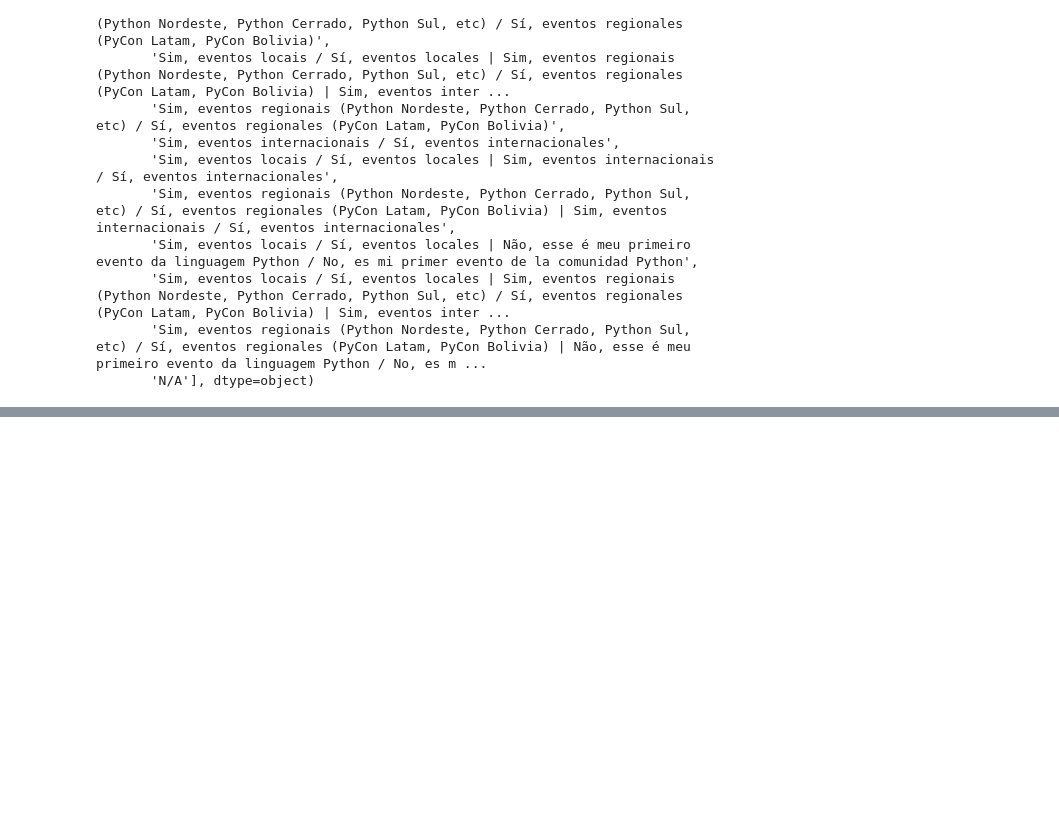
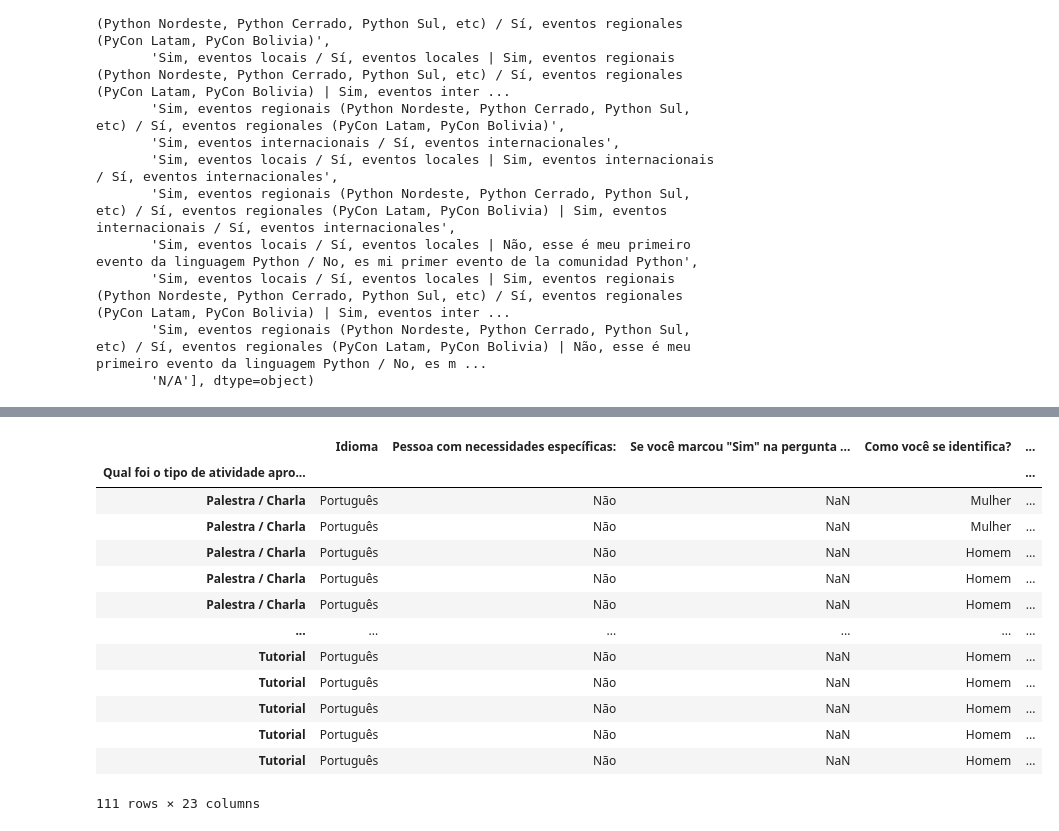
Before and after one commit to pybropendata/pythonbrasil-opendata, a Jupyter notebook: dev/dev.ipynb, the cells around one changed output, grey strips where cells are left out. Drawn from its saved outputs; the diff is of its cells as text; code cells hidden in the pictures; blank space fills up the shorter version.

Commit message:
add ministrantes 2021

```diff
--- a/dev/dev.ipynb
+++ b/dev/dev.ipynb
@@ -16,13 +16,13 @@ from plotly.subplots import make_subplots
 import plotly.graph_objects as go
 from datetime import datetime
 # %%
-def get_df_from_csv(csv_name):
-    return pd.read_csv(download_csv_file(csv_name), index_col=0)
+def get_df_from_csv(csv_name,year=2020):
+    return pd.read_csv(download_csv_file(csv_name,year), index_col=0)
 
 
-def download_csv_file(csv_name):
+def download_csv_file(csv_name,year=2020):
     req = requests.get(
-        f"https://raw.githubusercontent.com/pythonbrasil/dados/main/dados/python-brasil-2020/{csv_name}.csv"
+        f"https://raw.githubusercontent.com/pythonbrasil/dados/main/dados/python-brasil-{year}/{csv_name}.csv"
     )
 
     if not os.path.exists('./files'):
@@ -179,3 +179,5 @@ array(['Não, esse é meu primeiro evento da linguagem Python / No, es mi primer
        'Sim, eventos locais / Sí, eventos locales | Sim, eventos regionais (Python Nordeste, Python Cerrado, Python Sul, etc) / Sí, eventos regionales (PyCon Latam, PyCon Bolivia) | Sim, eventos inter ...
        'Sim, eventos regionais (Python Nordeste, Python Cerrado, Python Sul, etc) / Sí, eventos regionales (PyCon Latam, PyCon Bolivia) | Não, esse é meu primeiro evento da linguagem Python / No, es m ...
        'N/A'], dtype=object)
+# %%
+data = get_df_from_csv("ministrantes-atividades", year=2021)
@@ -181,0 +206,17 @@ array(['Não, esse é meu primeiro evento da linguagem Python / No, es mi primer
+# %%
+data
+# %% [output]
+|  | Idioma | Pessoa com necessidades específicas: | Se você marcou "Sim" na pergunta ... | Como você se identifica? | ... |
+| Qual foi o tipo de atividade apro... |  |  |  |  | ... |
+| Palestra / Charla | Português | Não | NaN | Mulher | ... |
+| Palestra / Charla | Português | Não | NaN | Mulher | ... |
+| Palestra / Charla | Português | Não | NaN | Homem | ... |
+| Palestra / Charla | Português | Não | NaN | Homem | ... |
+| Palestra / Charla | Português | Não | NaN | Homem | ... |
+| ... | ... | ... | ... | ... | ... |
+| Tutorial | Português | Não | NaN | Homem | ... |
+| Tutorial | Português | Não | NaN | Homem | ... |
+| Tutorial | Português | Não | NaN | Homem | ... |
+| Tutorial | Português | Não | NaN | Homem | ... |
+| Tutorial | Português | Não | NaN | Homem | ... |
+111 rows × 23 columns
```
Also changed, not shown: parts of 1 cell of this notebook, 2 other files.
